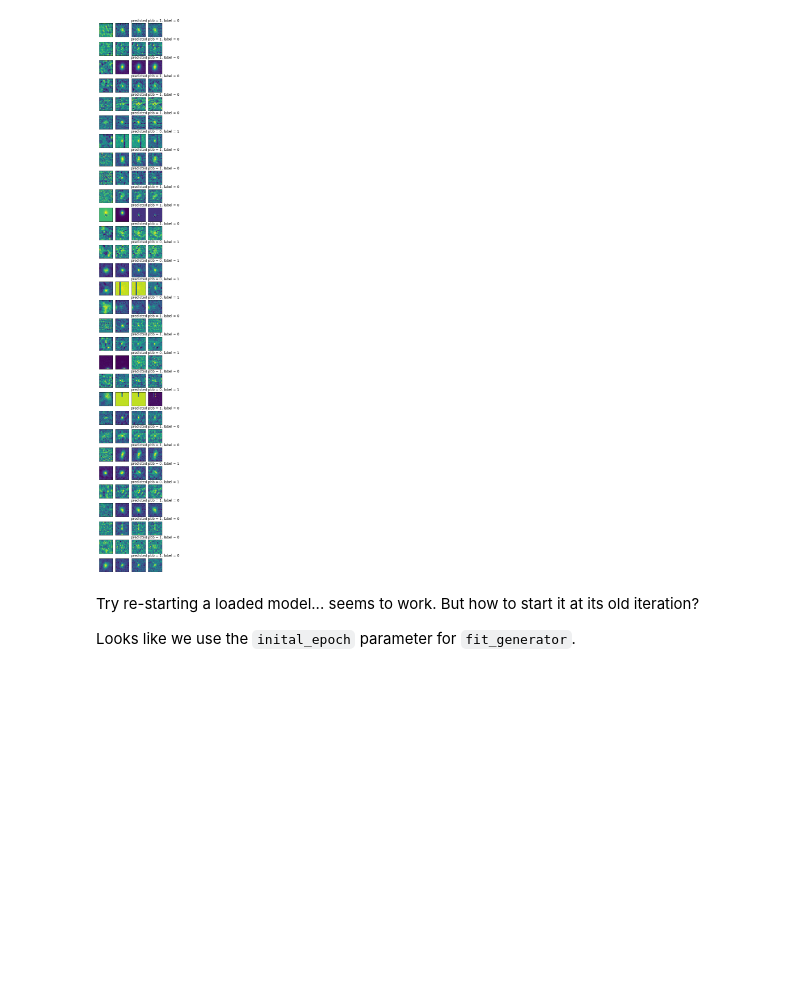
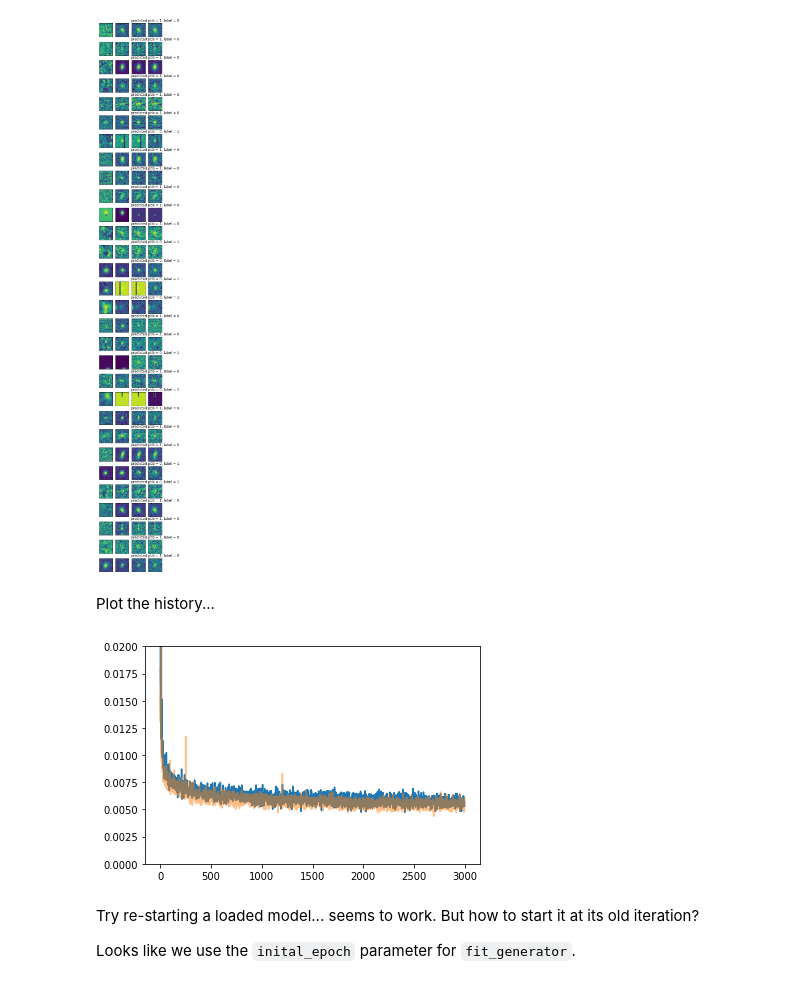
Before and after one commit to djreiss/CNN_HiTS_demo, a Jupyter notebook: CNN_HiTS_demo_big-datagen2.ipynb, the cells around one changed output. Drawn from its saved outputs; the diff is of its cells as text; code cells hidden in the pictures; blank space fills up the shorter version.

Commit message:
Final train history plots

```diff
--- a/CNN_HiTS_demo_big-datagen2.ipynb
+++ b/CNN_HiTS_demo_big-datagen2.ipynb
@@ -517,6 +517,16 @@ Incorrectly classified as True: 404 of 101500
 ytest = Y_test[:, 1].astype(int)
 print(np.mean(pred_probs[(pred_classes == 0) & (pred_classes != ytest)]))
 print(np.mean(pred_probs[(pred_classes == 1) & (pred_classes != ytest)]))
+# %% [markdown]
+Plot the history...
+# %%
+import pickle, gzip
+history = pickle.load(gzip.GzipFile('FINAL_trainHistoryDict.pkl.gz', 'rb'))
+plt.plot(history['loss'])
+plt.plot(history['val_loss'], alpha=0.5)
+plt.ylim(0, 0.02);
+# %% [output]
+[figure, added]
 # %% [markdown]
 Try re-starting a loaded model...  seems to work. But how to start it at its old iteration?
 
```
Also changed, not shown: 5 other files.
